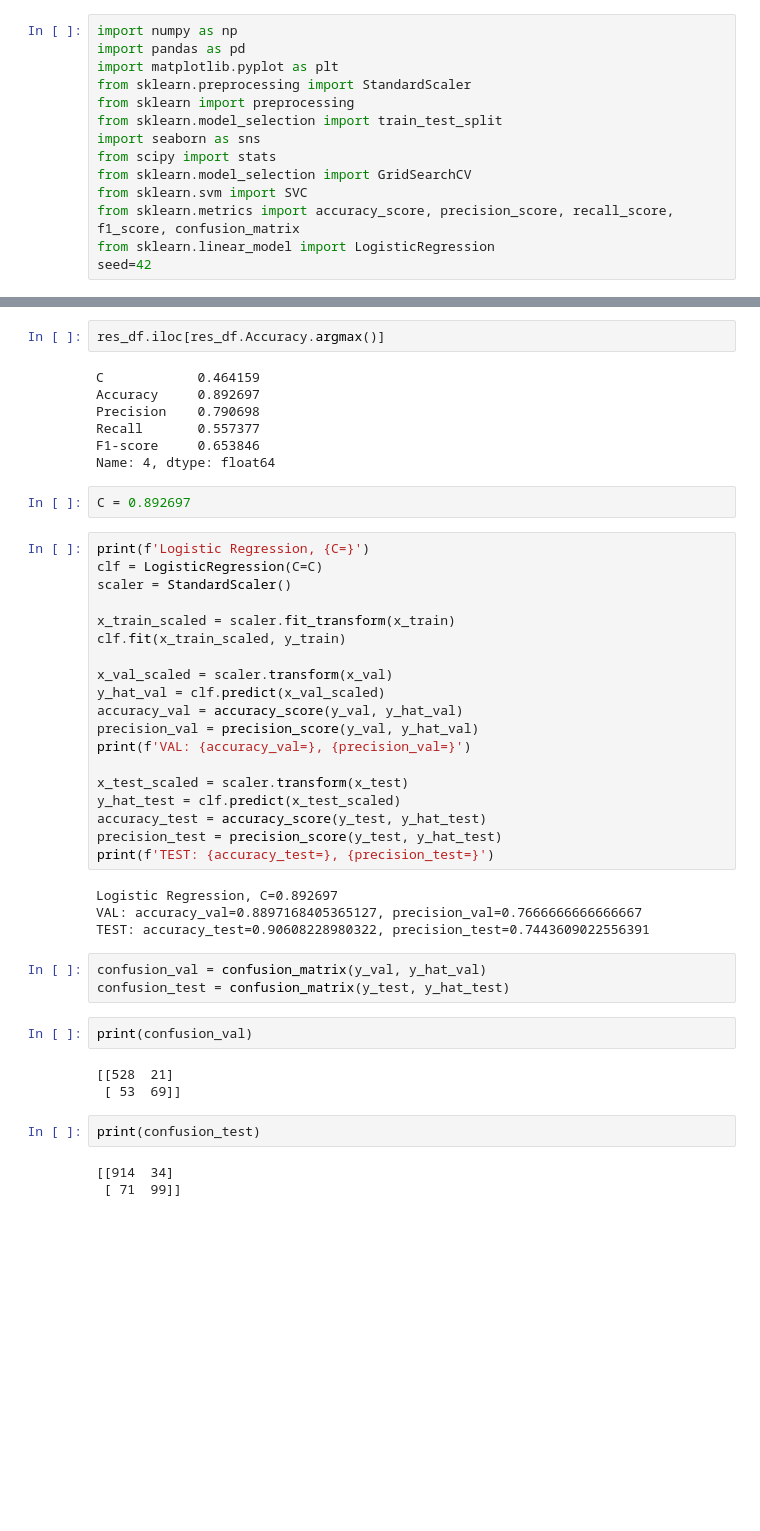
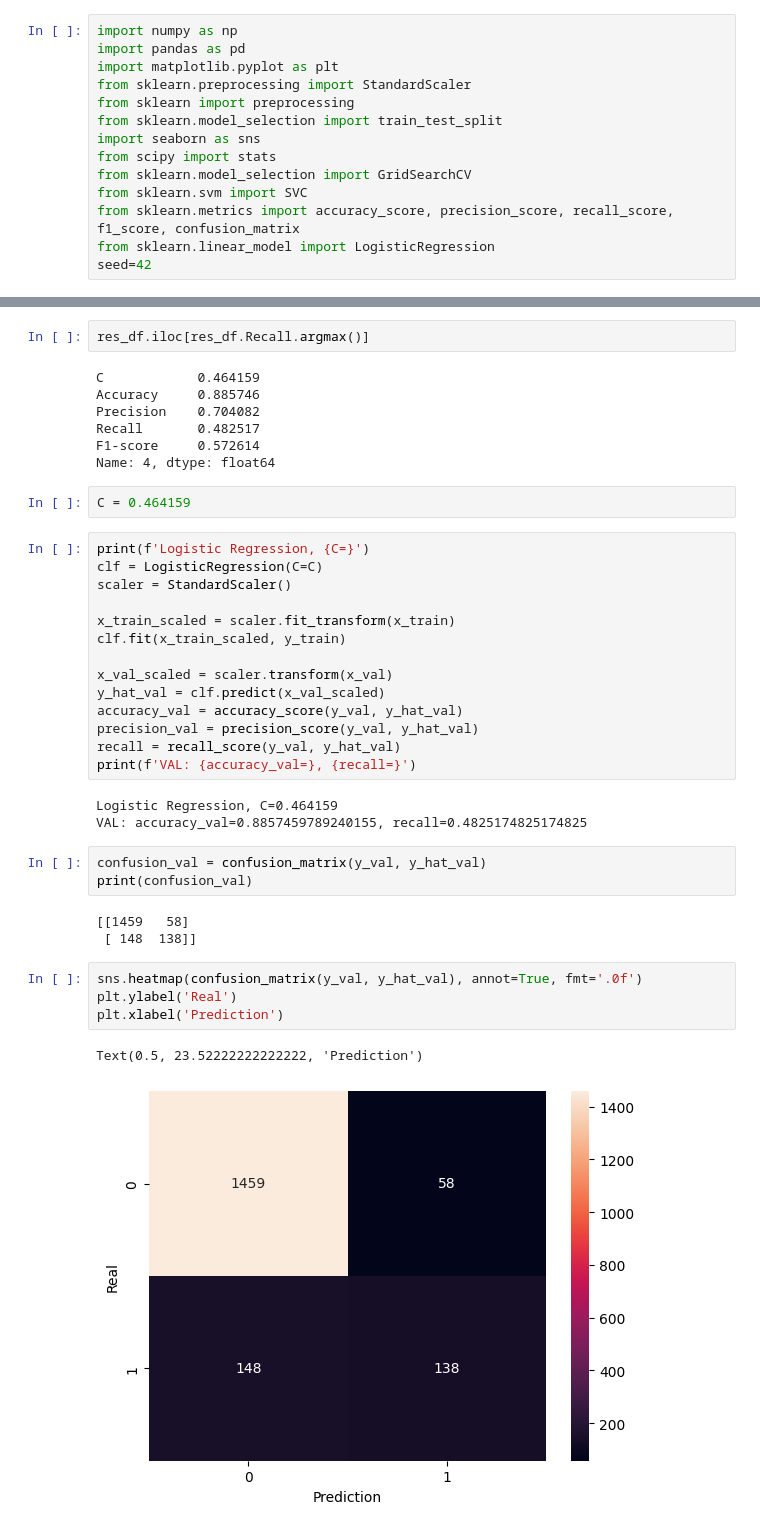
Before and after one commit to baroneleonardo/Predicting-Bank-Customers-Attrition, a Jupyter notebook: LogisticRegression.ipynb, the cells around one changed output, grey strips where cells are left out. Drawn from its saved outputs; the diff is of its cells as text; blank space fills up the shorter version.

```diff
--- a/LogisticRegression.ipynb
+++ b/LogisticRegression.ipynb
@@ -104,14 +124,14 @@ sorted_df
 # %%
-res_df.iloc[res_df.Accuracy.argmax()]
+res_df.iloc[res_df.Recall.argmax()]
 # %% [output]
 C            0.464159
-Accuracy     0.892697
-Precision    0.790698
-Recall       0.557377
-F1-score     0.653846
+Accuracy     0.885746
+Precision    0.704082
+Recall       0.482517
+F1-score     0.572614
 Name: 4, dtype: float64
 # %%
-C = 0.892697
+C = 0.464159
 # %%
 print(f'Logistic Regression, {C=}')
 clf = LogisticRegression(C=C)
@@ -124,27 +144,21 @@ x_val_scaled = scaler.transform(x_val)
 y_hat_val = clf.predict(x_val_scaled)
 accuracy_val = accuracy_score(y_val, y_hat_val)
 precision_val = precision_score(y_val, y_hat_val)
-print(f'VAL: {accuracy_val=}, {precision_val=}')
-
-x_test_scaled = scaler.transform(x_test)
-y_hat_test = clf.predict(x_test_scaled)
-accuracy_test = accuracy_score(y_test, y_hat_test)
-precision_test = precision_score(y_test, y_hat_test)
-print(f'TEST: {accuracy_test=}, {precision_test=}')
+recall = recall_score(y_val, y_hat_val)
+print(f'VAL: {accuracy_val=}, {recall=}')
 # %% [output]
-Logistic Regression, C=0.892697
-VAL: accuracy_val=0.8897168405365127, precision_val=0.7666666666666667
-TEST: accuracy_test=0.90608228980322, precision_test=0.7443609022556391
+Logistic Regression, C=0.464159
+VAL: accuracy_val=0.8857459789240155, recall=0.4825174825174825
 # %%
 confusion_val = confusion_matrix(y_val, y_hat_val)
-confusion_test = confusion_matrix(y_test, y_hat_test)
+print(confusion_val)
+# %% [output]
+[[1459   58]
+ [ 148  138]]
-# %%
-print(confusion_val)
-# %% [output]
-[[528  21]
- [ 53  69]]
-# %%
-print(confusion_test)
-# %% [output]
-[[914  34]
- [ 71  99]]
+# %%
+sns.heatmap(confusion_matrix(y_val, y_hat_val), annot=True, fmt='.0f')
+plt.ylabel('Real')
+plt.xlabel('Prediction')
+# %% [output]
+Text(0.5, 23.52222222222222, 'Prediction')
+[figure, added]
```
Also changed, not shown: parts of 11 cells of this notebook, 9 other files.
